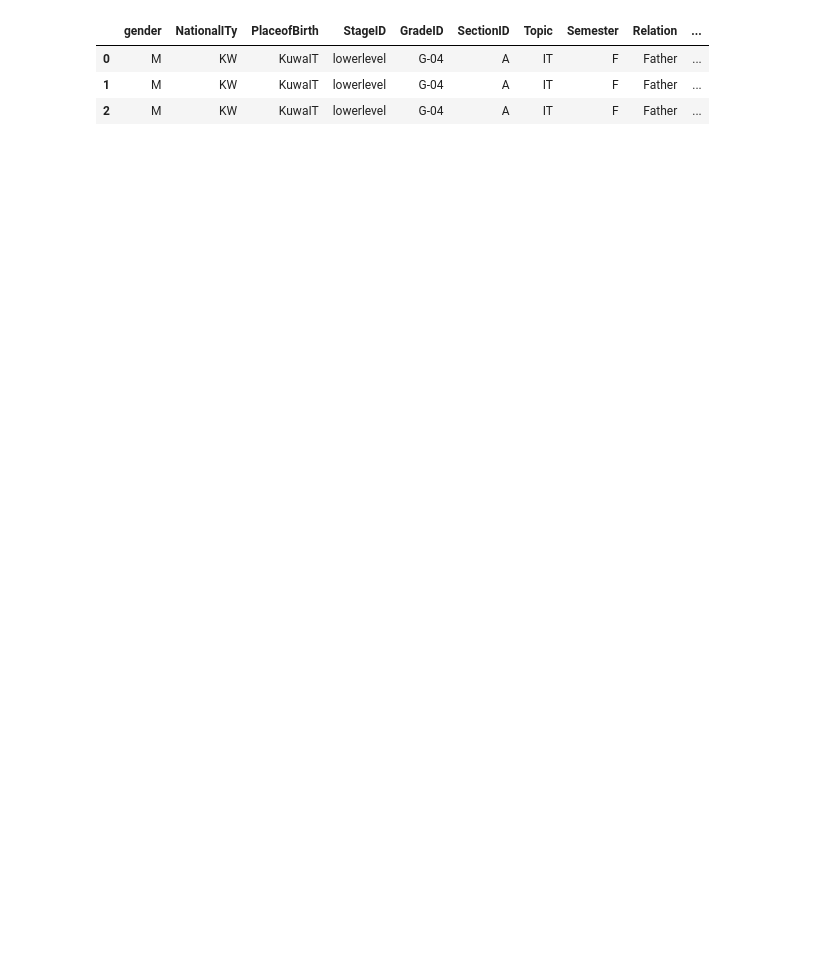
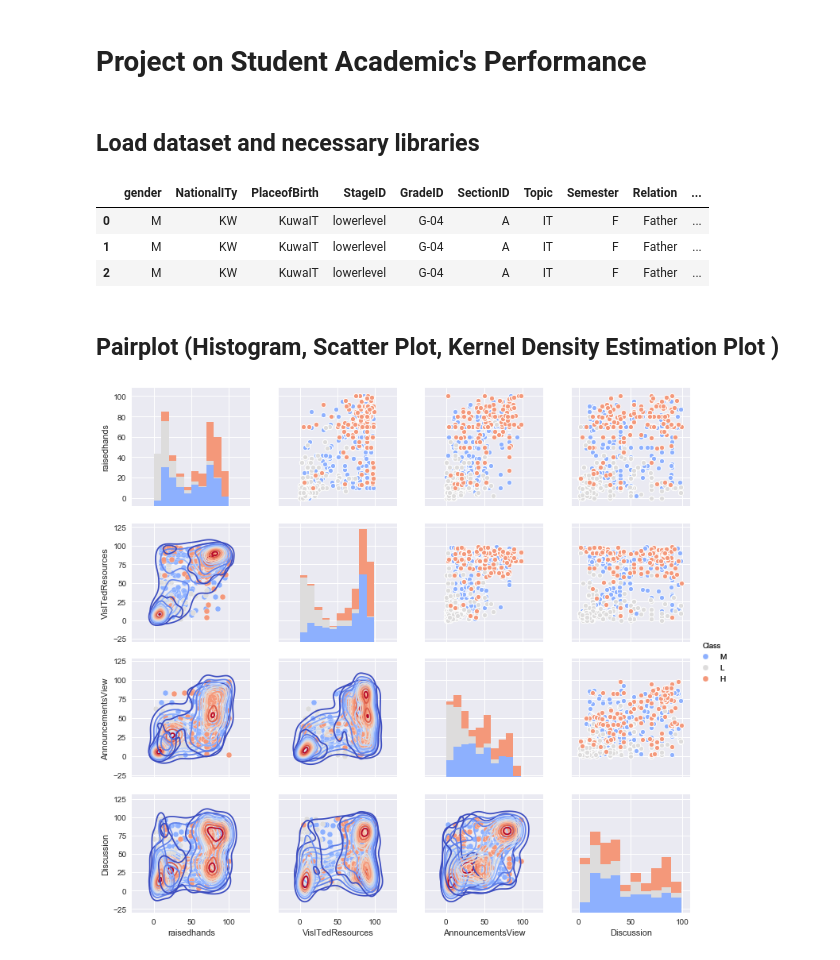
Before and after one commit to yeefanglim/datamininggroupproject, a Jupyter notebook: Project on Student Academic's Performance.ipynb, the cells around one changed output. Saved outputs shown, nothing was run; the diff lists cells and outputs as text; code cells hidden in the pictures; blank space fills up the shorter version.

```diff
--- a/Project on Student Academic's Performance.ipynb
+++ b/Project on Student Academic's Performance.ipynb
@@ -1,3 +1,7 @@
+# %% [markdown]
+# Project on Student Academic's Performance
+# %% [markdown]
+## Load dataset and necessary libraries
 # %%
 import pandas as pd
 import numpy as np
@@ -14,3 +19,13 @@ sp.head(3)
 | 0 | M | KW | KuwaIT | lowerlevel | G-04 | A | IT | F | Father | ... |
 | 1 | M | KW | KuwaIT | lowerlevel | G-04 | A | IT | F | Father | ... |
 | 2 | M | KW | KuwaIT | lowerlevel | G-04 | A | IT | F | Father | ... |
+# %% [markdown]
+## Pairplot (Histogram, Scatter Plot, Kernel Density Estimation Plot )
+# %%
+g = sns.pairplot(sp,hue='Class',palette='coolwarm')
+g = g.map_diag(plt.hist)
+g = g.map_upper(plt.scatter, linewidths=1, edgecolor='w', s=40)
+g = g.map_lower(sns.kdeplot, lw=3, legend=False, cmap='coolwarm')
+g = g.add_legend()
+# %% [output]
+[figure, added]
```
Also changed, not shown: parts of 17 cells of this notebook.
